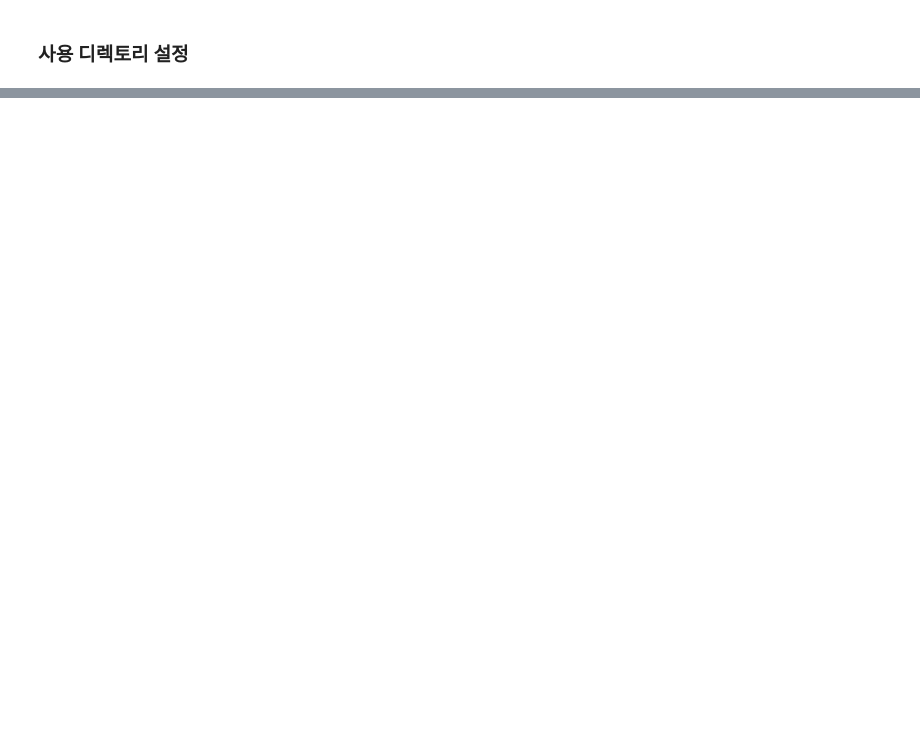
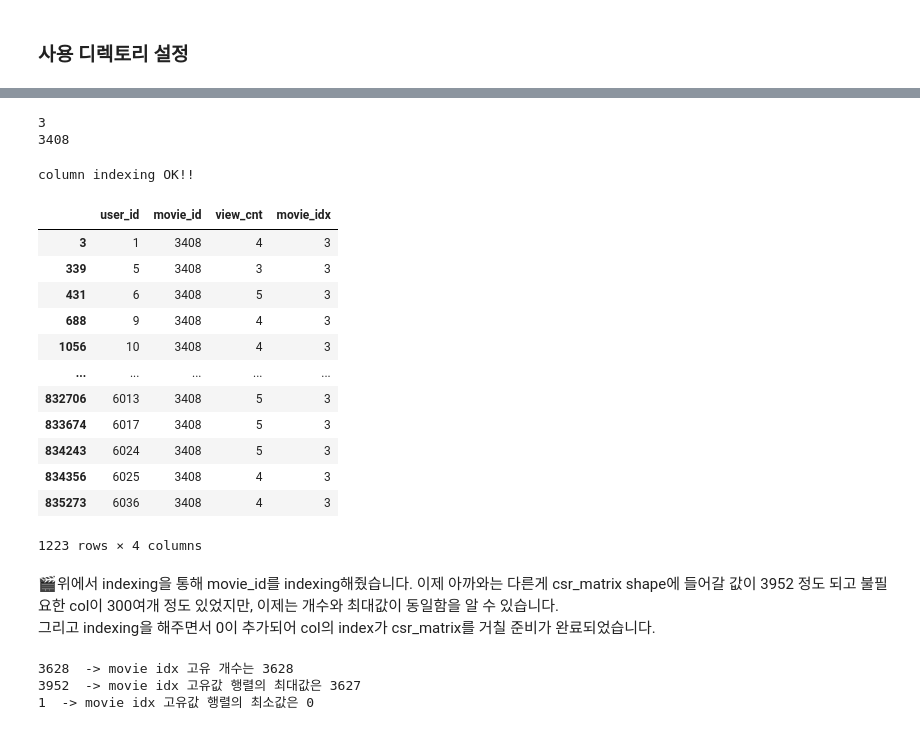
Before and after one commit to vg-rlo/aiffel-mini-projects, a Jupyter notebook: Exploration/Als_music_recommendation/[E-8]MovieRecommendation.ipynb, the cells around one changed output, grey strips where cells are left out. Cells and saved outputs as stored; diff of their text form; code cells hidden in the pictures; blank space fills up the shorter version.

```diff
--- a/Exploration/Als_music_recommendation/[E-8]MovieRecommendation.ipynb
+++ b/Exploration/Als_music_recommendation/[E-8]MovieRecommendation.ipynb
@@ -137,0 +354,6 @@ movies.head()
+# %%
+# isin을 통해 내가 좋아하는 영화 리스트의 반영 유무를 체크하고 추가합니다.
+if not ratings.isin({'user_id': [6041]})['user_id'].any():
+    # user_id에 6041에 해당하는 id가 없다면
+    ratings = ratings.append(my_ratings_list, ignore_index = True)
+ratings.tail(7)
@@ -137,0 +421,6 @@ movies.head()
+# %%
+user_unique = ratings['user_id'].unique()
+movie_unique = ratings['movie_id'].unique()
+
+print('user_id의 최대값은', max(user_unique))
+print('movie_id의 최대값은', max(movie_unique))
@@ -137,0 +563,50 @@ movies.head()
+# %%
+# unique함수를 활용해 key, value 값을 바꿔줌으로써 indexing
+movie_to_idx = {v:k for k,v in enumerate(movie_unique)}
+print(movie_to_idx[3408])
+
+np.where(movie_unique == 3408)
+print(movie_unique[3])
+# %% [output]
+3
+3408
+# %%
+# movie_to_idx 통해 movie_id 컬럼도 동일한 방식으로 인덱싱해 줍니다.
+temp_data = ratings['movie_id'].map(movie_to_idx.get).dropna()
+if len(temp_data) == len(ratings):
+    print('column indexing OK!!')
+    ratings['movie_idx'] = temp_data
+else:
+    print('column indexing Fail!!')
+# %% [output]
+column indexing OK!!
+# %%
+ratings[ratings['movie_id'] == 3408]
+# %% [output]
+|  | user_id | movie_id | view_cnt | movie_idx |
+| 3 | 1 | 3408 | 4 | 3 |
+| 339 | 5 | 3408 | 3 | 3 |
+| 431 | 6 | 3408 | 5 | 3 |
+| 688 | 9 | 3408 | 4 | 3 |
+| 1056 | 10 | 3408 | 4 | 3 |
+| ... | ... | ... | ... | ... |
+| 832706 | 6013 | 3408 | 5 | 3 |
+| 833674 | 6017 | 3408 | 5 | 3 |
+| 834243 | 6024 | 3408 | 5 | 3 |
+| 834356 | 6025 | 3408 | 4 | 3 |
+| 835273 | 6036 | 3408 | 4 | 3 |
+1223 rows × 4 columns
+# %% [markdown]
+🎬위에서 indexing을 통해 movie_id를 indexing해줬습니다. 이제 아까와는 다른게 csr_matrix shape에 들어갈 값이 3952 정도 되고 불필요한 col이 300여개 정도 있었지만, 이제는 개수와 최대값이 동일함을 알 수 있습니다.<br>
+그리고 indexing을 해주면서 0이 추가되어 col의 index가 csr_matrix를 거칠 준비가 완료되었습니다.
+# %%
+movie_idx_nunique = ratings['movie_idx'].nunique()
+movie_idx_unique = ratings['movie_idx'].unique()
+
+print(movie_nunique, ' -> movie idx 고유 개수는', movie_idx_nunique)
+print(max(movie_unique),' -> movie idx 고유값 행렬의 최대값은', max(movie_idx_unique))
+print(min(movie_unique),' -> movie idx 고유값 행렬의 최소값은', min(movie_idx_unique)) # index 0 포함됨
+# %% [output]
+3628  -> movie idx 고유 개수는 3628
+3952  -> movie idx 고유값 행렬의 최대값은 3627
+1  -> movie idx 고유값 행렬의 최소값은 0
```
Also changed, not shown: parts of 120 cells of this notebook.
